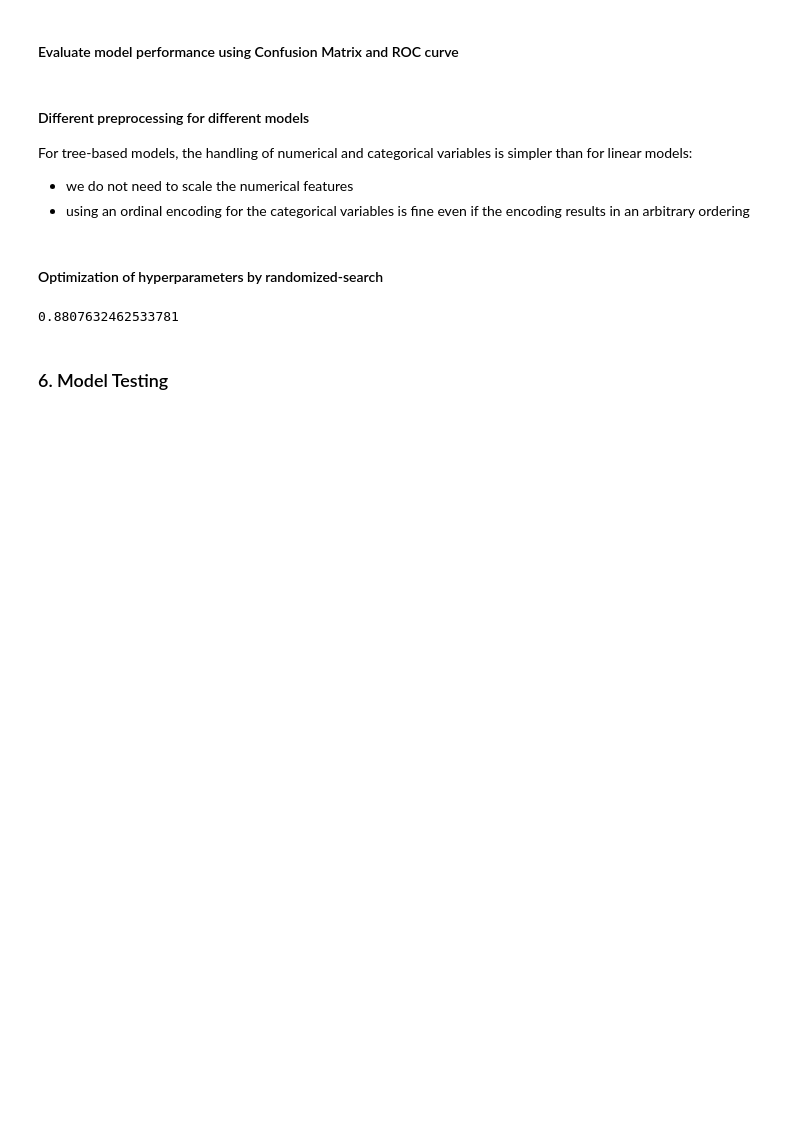
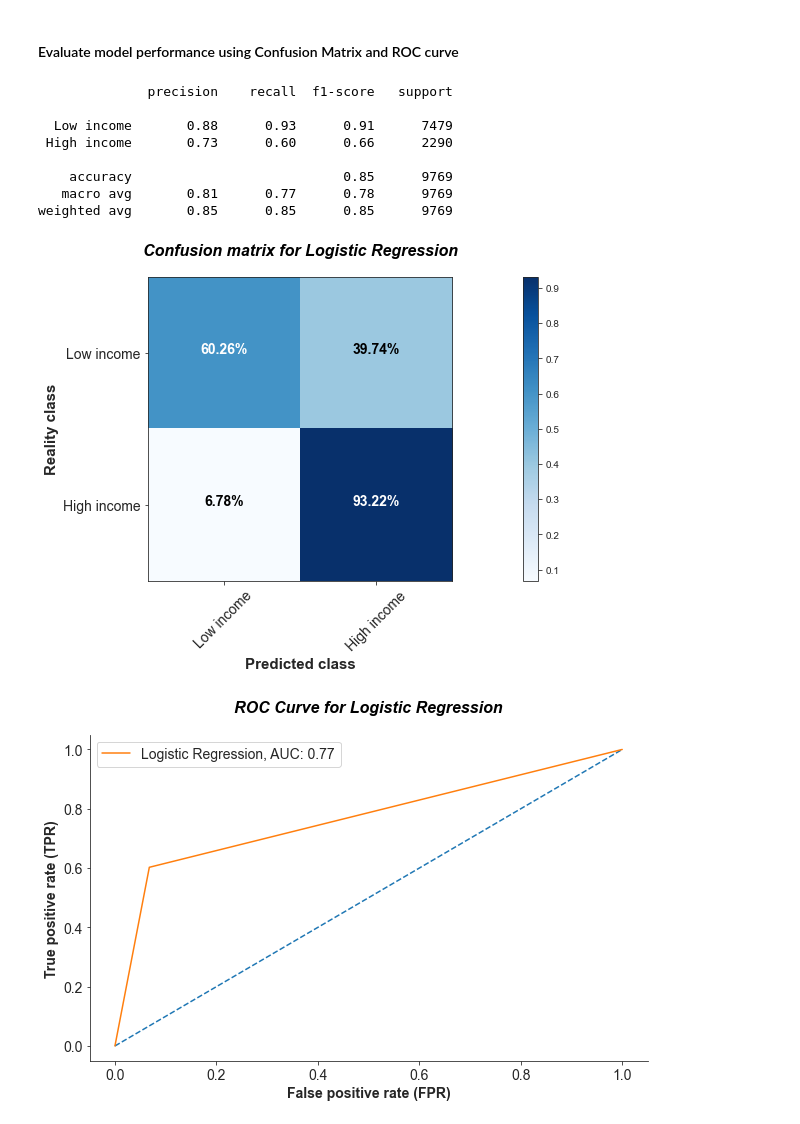
Before and after one commit to wq2021/Machine_learning_with_sklearn, a Jupyter notebook: ML_project.ipynb, the cells around one changed output. Saved outputs shown, nothing was run; the diff lists cells and outputs as text; code cells hidden in the pictures; blank space fills up the shorter version.

```diff
--- a/ML_project.ipynb
+++ b/ML_project.ipynb
@@ -750,7 +865,7 @@ ax.invert_yaxis()
 #### Evaluate model performance using Confusion Matrix and ROC curve
 # %%
 import itertools
-from sklearn.metrics import roc_curve,roc_auc_score
+from sklearn.metrics import roc_curve,roc_auc_score, classification_report, confusion_matrix, accuracy_score, f1_score
 
 def plot_confusion_matrix(cm, classes, title, normalize=True, cmap=plt.cm.Blues, rounding = ".2%"):
     if normalize:
@@ -767,25 +882,23 @@ def plot_confusion_matrix(cm, classes, title, normalize=True, cmap=plt.cm.Blues,
     for i, j in itertools.product(range(cm.shape[0]), range(cm.shape[1])):
         plt.text(j, i, format(cm[i, j], fmt),horizontalalignment="center",color="white" if cm[i, j] > 0.5 else "black", fontweight='bold', fontsize=14)
     plt.tight_layout()
-    plt.ylabel('Vraie classe',fontsize=15,fontweight='bold')
-    plt.xlabel('Classe prédite',fontsize=15,fontweight='bold')
+    plt.ylabel('Reality class',fontsize=15,fontweight='bold')
+    plt.xlabel('Predicted class',fontsize=15,fontweight='bold')
 
 def plot_roc_curve(Y_test, Y_pred, title, label_name):
     ns_probs = [0 for _ in range(len(Y_test))]
     ns_auc = roc_auc_score(Y_test, ns_probs)
-    lr_auc = roc_auc_score(Y_test, Y_pred)
-    # Calculer les parametres de la courbe
+    lr_auc = round(roc_auc_score(Y_test, Y_pred),2)
     ns_fpr, ns_tpr, _ = roc_curve(Y_test, ns_probs)
     lr_fpr, lr_tpr, _ = roc_curve(Y_test, Y_pred)
-    # Tracer la courbe
     plt.figure(figsize=(10,6))
     plt.plot(ns_fpr, ns_tpr, linestyle='--')
     AUC=', AUC: '+str(lr_auc)
-    sns.set_style('ticks') # Arrière plan blanc
-    sns.despine() # Eliminer les bordures à droite et en haut
+    sns.set_style('ticks')
+    sns.despine()
     plt.plot(lr_fpr, lr_tpr, marker='', label=label_name+AUC)
-    plt.xlabel('Taux des faux positifs',fontsize=14,fontweight='bold')
-    plt.ylabel('Taux des vrais positifs',fontsize=14,fontweight='bold')
+    plt.xlabel('False positive rate (FPR)',fontsize=14,fontweight='bold')
+    plt.ylabel('True positive rate (TPR)',fontsize=14,fontweight='bold')
     plt.xticks(fontsize=14)
     plt.yticks(fontsize=14)
     plt.title(title,fontsize=16,fontweight='bold',fontstyle='italic',color='black',y=1.05)
@@ -809,8 +906,0 @@ Y_test_LR, Y_pred_LR = Y_test, Y_pred
-# %% [markdown]
-#### Different preprocessing for different models
-
-For tree-based models, the handling of numerical and categorical variables is simpler than for linear models:
-- we do not need to scale the numerical features
-- using an ordinal encoding for the categorical variables is fine even if the encoding results in an arbitrary ordering
-# %% [markdown]
-#### Optimization of hyperparameters by randomized-search
@@ -832,8 +907,20 @@ model = make_pipeline(preprocessor, classifier_boosting)
-# %%
-model.fit(data_train, target_train)
-predicted_target = model.predict(data_test)
-model.score(data_test, target_test)
-# %% [output]
-0.8807632462533781
-# %% [markdown]
-### 6. Model Testing
+# %%
+print(classification_report(target_test, predicted_target, target_names=["Low income", "High income"]))
+cnf_matrix = confusion_matrix(target_test, predicted_target, labels=[1,0])
+plot_confusion_matrix(cnf_matrix, classes=["Low income", "High income"], title='Confusion matrix for Logistic Regression')
+plot_roc_curve(target_test, predicted_target, title='ROC Curve for Logistic Regression', label_name='Logistic Regression')
+
+f1_LR = f1_score(target_test, predicted_target)
+acc_LR = accuracy_score(target_test, predicted_target)
+AUC_LR = roc_auc_score(target_test, predicted_target)
+# %% [output]
+              precision    recall  f1-score   support
+
+  Low income       0.88      0.93      0.91      7479
+ High income       0.73      0.60      0.66      2290
+
+    accuracy                           0.85      9769
+   macro avg       0.81      0.77      0.78      9769
+weighted avg       0.85      0.85      0.85      9769
+[figure, added]
+[figure, added]
```
Also changed, not shown: parts of 42 cells of this notebook.
